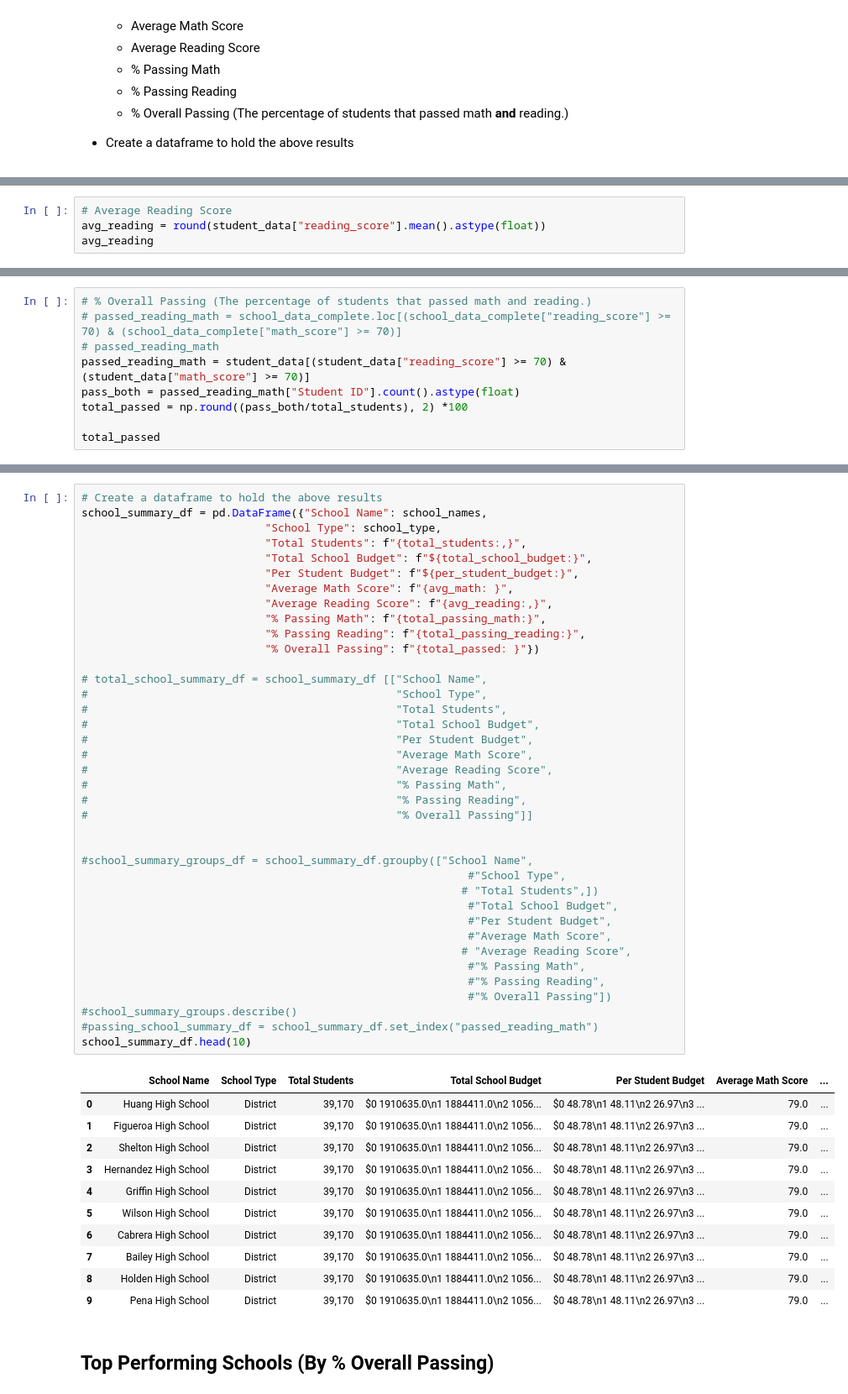
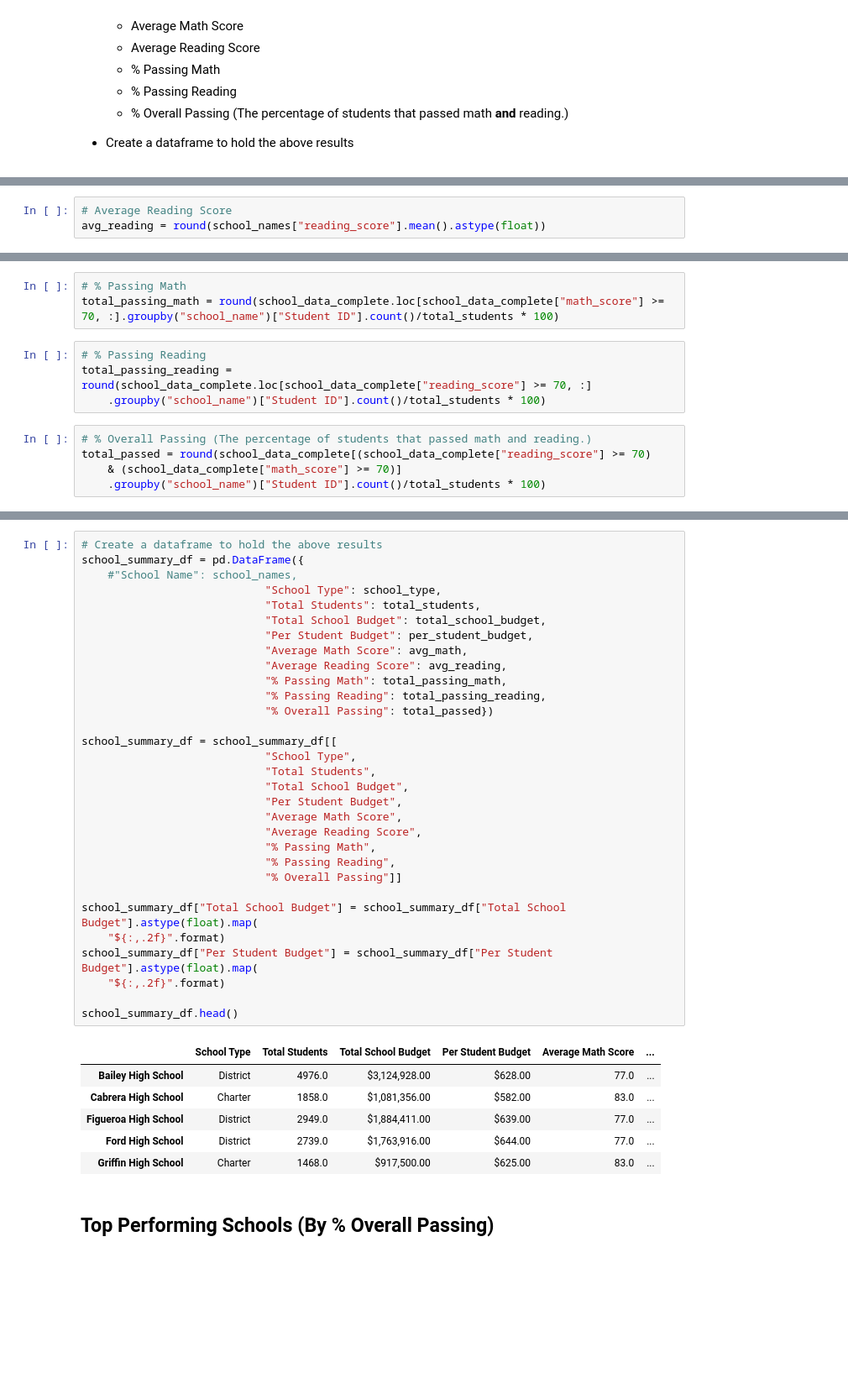
Before and after one commit to lorelles/pandas-challenge, a Jupyter notebook: PyCitySchools/PyCitySchools_analysis.ipynb, the cells around one changed output, grey strips where cells are left out. Shown at 84% size. Cells and saved outputs as stored; diff of their text form; blank space fills up the shorter version.

```diff
--- a/PyCitySchools/PyCitySchools_analysis.ipynb
+++ b/PyCitySchools/PyCitySchools_analysis.ipynb
@@ -210,4 +101,3 @@ avg_math
 # %%
 # Average Reading Score
-avg_reading = round(student_data["reading_score"].mean().astype(float))
-avg_reading
+avg_reading = round(school_names["reading_score"].mean().astype(float))
@@ -238,9 +104,12 @@ total_passing_reading
+# %%
+# % Passing Math
+total_passing_math = round(school_data_complete.loc[school_data_complete["math_score"] >= 70, :].groupby("school_name")["Student ID"].count()/total_students * 100)
+# %%
+# % Passing Reading
+total_passing_reading = round(school_data_complete.loc[school_data_complete["reading_score"] >= 70, :]
+    .groupby("school_name")["Student ID"].count()/total_students * 100)
 # %%
 # % Overall Passing (The percentage of students that passed math and reading.)
-# passed_reading_math = school_data_complete.loc[(school_data_complete["reading_score"] >= 70) & (school_data_complete["math_score"] >= 70)]
-# passed_reading_math
-passed_reading_math = student_data[(student_data["reading_score"] >= 70) & (student_data["math_score"] >= 70)]
-pass_both = passed_reading_math["Student ID"].count().astype(float)
-total_passed = np.round((pass_both/total_students), 2) *100
-
-total_passed
+total_passed = round(school_data_complete[(school_data_complete["reading_score"] >= 70)
+    & (school_data_complete["math_score"] >= 70)]
+    .groupby("school_name")["Student ID"].count()/total_students * 100)
@@ -249,53 +116,41 @@ total_passed
 # %%
 # Create a dataframe to hold the above results
-school_summary_df = pd.DataFrame({"School Name": school_names,
+school_summary_df = pd.DataFrame({
+    #"School Name": school_names,
                             "School Type": school_type,
-                            "Total Students": f"{total_students:,}",
-                            "Total School Budget": f"${total_school_budget:}",
-                            "Per Student Budget": f"${per_student_budget:}",
-                            "Average Math Score": f"{avg_math: }",
-                            "Average Reading Score": f"{avg_reading:,}",
-                            "% Passing Math": f"{total_passing_math:}",
-                            "% Passing Reading": f"{total_passing_reading:}",
-                            "% Overall Passing": f"{total_passed: }"})
+                            "Total Students": total_students,
+                            "Total School Budget": total_school_budget,
+                            "Per Student Budget": per_student_budget,
+                            "Average Math Score": avg_math,
+                            "Average Reading Score": avg_reading,
+                            "% Passing Math": total_passing_math,
+                            "% Passing Reading": total_passing_reading,
+                            "% Overall Passing": total_passed})
 
-# total_school_summary_df = school_summary_df [["School Name",
-#                                               "School Type",
-#                                               "Total Students",
-#                                               "Total School Budget",
-#                                               "Per Student Budget",
-#                                               "Average Math Score",
-#                                               "Average Reading Score",
-#                                               "% Passing Math",
-#                                               "% Passing Reading",
-#                                               "% Overall Passing"]]
+school_summary_df = school_summary_df[[
+                            "School Type",
+                            "Total Students",
+                            "Total School Budget",
+                            "Per Student Budget",
+                            "Average Math Score",
+                            "Average Reading Score",
+                            "% Passing Math",
+                            "% Passing Reading",
+                            "% Overall Passing"]]
 
+school_summary_df["Total School Budget"] = school_summary_df["Total School Budget"].astype(float).map(
+    "${:,.2f}".format)
+school_summary_df["Per Student Budget"] = school_summary_df["Per Student Budget"].astype(float).map(
+    "${:,.2f}".format)
 
-#school_summary_groups_df = school_summary_df.groupby(["School Name",
-                                                           #"School Type",
-                                                          # "Total Students",])
-                                                           #"Total School Budget",
-                                                           #"Per Student Budget",
-                                                           #"Average Math Score",
-                                                          # "Average Reading Score",
-                                                           #"% Passing Math",
-                                                           #"% Passing Reading",
-                                                           #"% Overall Passing"])
-#school_summary_groups.describe()
-#passing_school_summary_df = school_summary_df.set_index("passed_reading_math")
-school_summary_df.head(10)
+school_summary_df.head()
 # %% [output]
-|  | School Name | School Type | Total Students | Total School Budget | Per Student Budget | Average Math Score | ... |
-| 0 | Huang High School | District | 39,170 | $0 1910635.0\n1 1884411.0\n2 1056... | $0 48.78\n1 48.11\n2 26.97\n3 ... | 79.0 | ... |
-| 1 | Figueroa High School | District | 39,170 | $0 1910635.0\n1 1884411.0\n2 1056... | $0 48.78\n1 48.11\n2 26.97\n3 ... | 79.0 | ... |
-| 2 | Shelton High School | District | 39,170 | $0 1910635.0\n1 1884411.0\n2 1056... | $0 48.78\n1 48.11\n2 26.97\n3 ... | 79.0 | ... |
-| 3 | Hernandez High School | District | 39,170 | $0 1910635.0\n1 1884411.0\n2 1056... | $0 48.78\n1 48.11\n2 26.97\n3 ... | 79.0 | ... |
-| 4 | Griffin High School | District | 39,170 | $0 1910635.0\n1 1884411.0\n2 1056... | $0 48.78\n1 48.11\n2 26.97\n3 ... | 79.0 | ... |
-| 5 | Wilson High School | District | 39,170 | $0 1910635.0\n1 1884411.0\n2 1056... | $0 48.78\n1 48.11\n2 26.97\n3 ... | 79.0 | ... |
-| 6 | Cabrera High School | District | 39,170 | $0 1910635.0\n1 1884411.0\n2 1056... | $0 48.78\n1 48.11\n2 26.97\n3 ... | 79.0 | ... |
-| 7 | Bailey High School | District | 39,170 | $0 1910635.0\n1 1884411.0\n2 1056... | $0 48.78\n1 48.11\n2 26.97\n3 ... | 79.0 | ... |
-| 8 | Holden High School | District | 39,170 | $0 1910635.0\n1 1884411.0\n2 1056... | $0 48.78\n1 48.11\n2 26.97\n3 ... | 79.0 | ... |
-| 9 | Pena High School | District | 39,170 | $0 1910635.0\n1 1884411.0\n2 1056... | $0 48.78\n1 48.11\n2 26.97\n3 ... | 79.0 | ... |
+|  | School Type | Total Students | Total School Budget | Per Student Budget | Average Math Score | ... |
+| Bailey High School | District | 4976.0 | $3,124,928.00 | $628.00 | 77.0 | ... |
+| Cabrera High School | Charter | 1858.0 | $1,081,356.00 | $582.00 | 83.0 | ... |
+| Figueroa High School | District | 2949.0 | $1,884,411.00 | $639.00 | 77.0 | ... |
+| Ford High School | District | 2739.0 | $1,763,916.00 | $644.00 | 77.0 | ... |
+| Griffin High School | Charter | 1468.0 | $917,500.00 | $625.00 | 83.0 | ... |
 # %% [markdown]
 ## Top Performing Schools (By % Overall Passing)
 # %%
```
Also changed, not shown: parts of 26 cells of this notebook.
